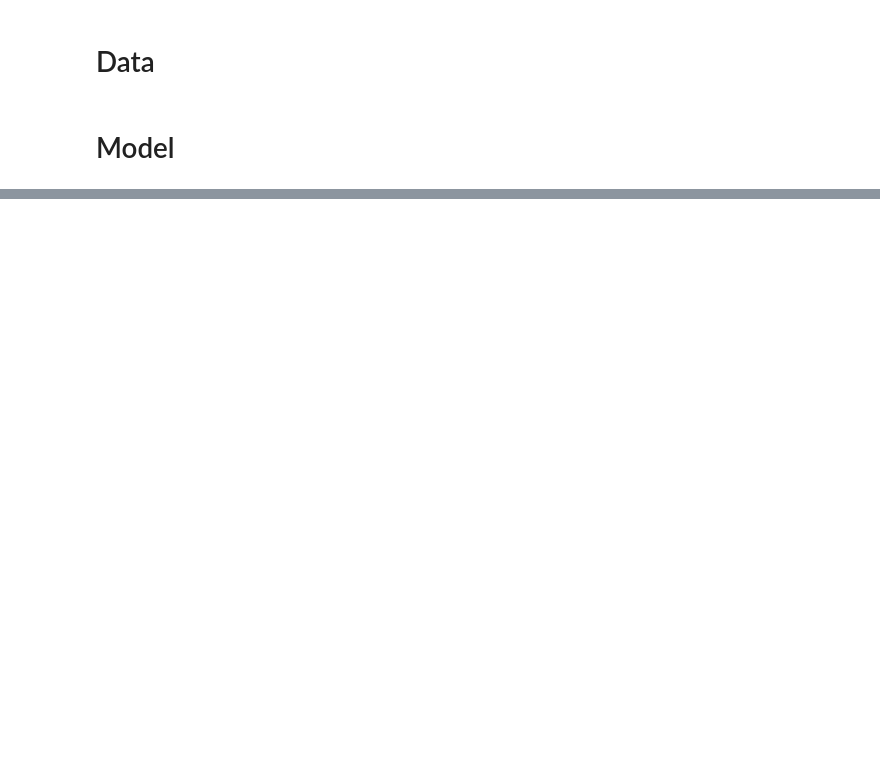
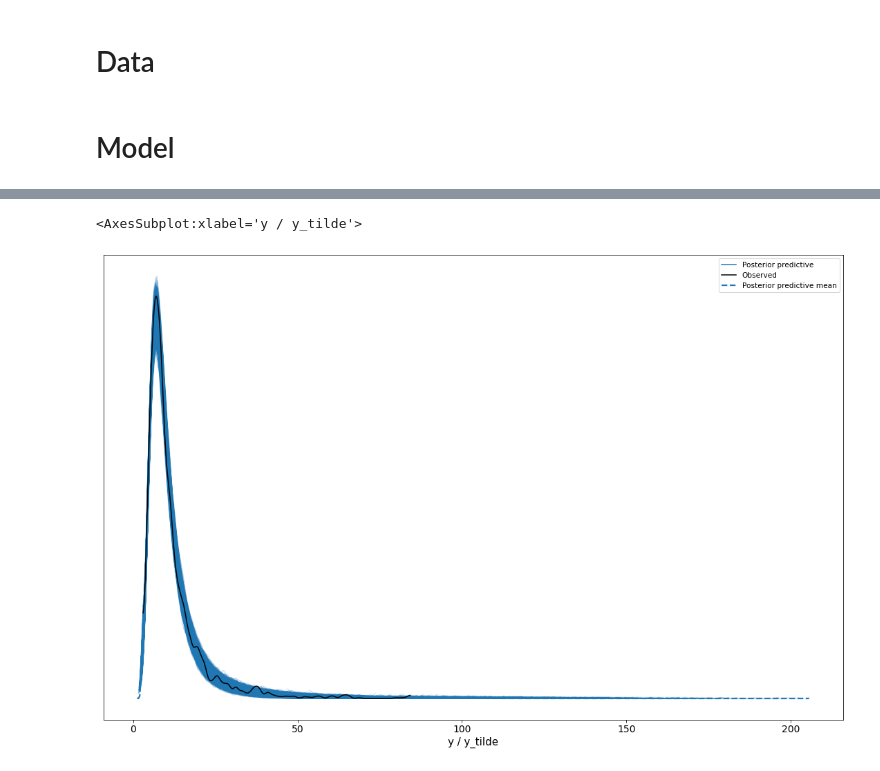
Before and after one commit to eadains/VolatilityTrading, a Jupyter notebook: real_vol_forecast.ipynb, the cells around one changed output, grey strips where cells are left out. Saved outputs shown, nothing was run; the diff lists cells and outputs as text; code cells hidden in the pictures; blank space fills up the shorter version.

```diff
--- a/real_vol_forecast.ipynb
+++ b/real_vol_forecast.ipynb
@@ -96,0 +200,5 @@ model_spec = """
+# %%
+az.plot_ppc(model_data, data_pairs={"y": "y_tilde"})
+# %% [output]
+<AxesSubplot:xlabel='y / y_tilde'>
+[figure, added]
```
Also changed, not shown: parts of 16 cells of this notebook, 1 other file.
